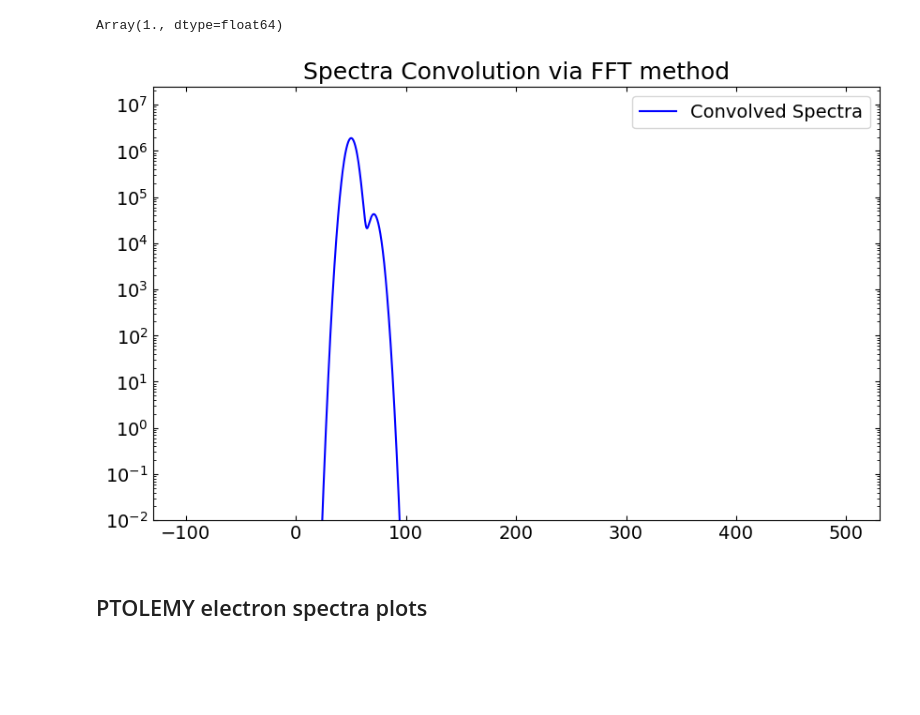
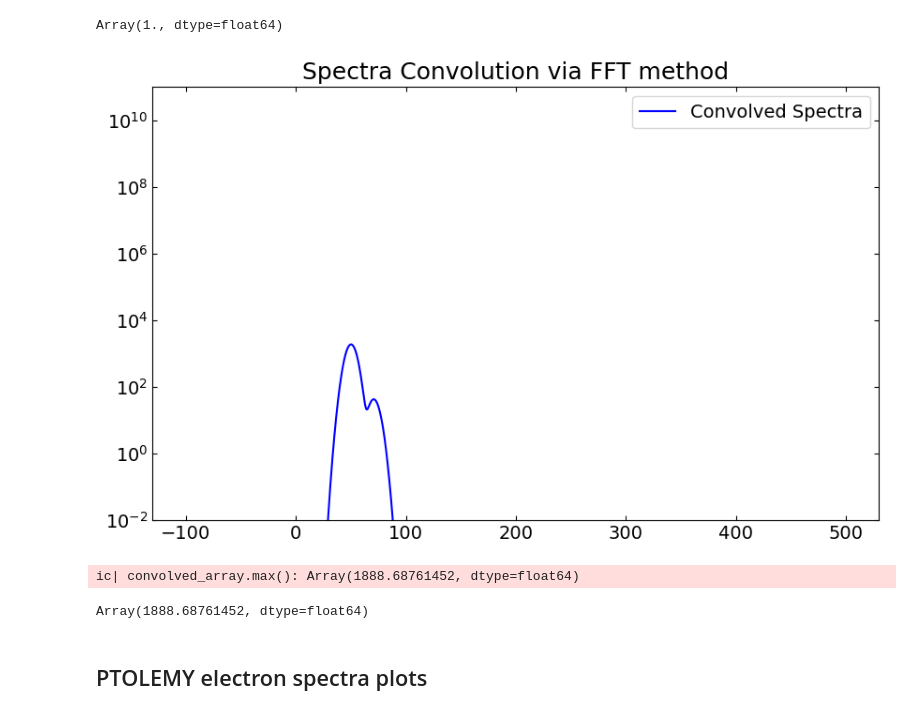
Before and after one commit to Fabian-Zimmer/PTOLEMY_spectra, a Jupyter notebook: project_PTOLEMY_electron_spectra.ipynb, the cells around one changed output. Drawn from its saved outputs; the diff is of its cells as text; code cells hidden in the pictures; blank space fills up the shorter version.

```diff
--- a/project_PTOLEMY_electron_spectra.ipynb
+++ b/project_PTOLEMY_electron_spectra.ipynb
@@ -451,7 +459,7 @@ Events/year (via final function) for m_lightest=100.0 meV:
 # Neutrino parameters
 m_lightest = 50*Params.meV
 ordering = 'NO'
-nu_masses = Physics.neutrino_masses(m_lightest, ordering, Params())
+nu_masses = Physics.neutrino_masses(m_lightest, ordering, Params())*Params.eV
 nature = 1.
 
 # Momentum sampling (resolution) parameters for Fermi-Dirac spectra
@@ -463,10 +471,7 @@ E_FD, spec_FD = Ptolemy.dGamma_CNB_dE_e_FD(
 
 # Gaussian Process and convolution (i.e. fft) routine works better with smaller numbers
 E_FD /= Params.meV
-spec_FD *= (Params.eV*Params.yr)
-
-# Energy_x = E_FD[0,:]/Params.meV
-# Energy_y = spec_FD[0,:]*(Params.eV*Params.yr)
+spec_FD *= (Params.meV*Params.yr)
 
 # Determine energy step needed to resolve smallest peak well enough
 # (this is the one for the highest mass)
@@ -552,18 +557,23 @@ convolved_array = Ptolemy.fourier_convolution(Y_range_total, Gaussian_kernel)
 # %%
 def plot_convolved_spectrum(x_axis, y_axis):
 
     plt.figure(figsize=(10, 6))
     plt.semilogy(x_axis, y_axis, 'b-', label='Convolved Spectra')
     plt.title('Spectra Convolution via FFT method')
     plt.legend()
-    plt.ylim(1e-2,)
+    plt.ylim(1e-2,1e11)
     plt.show()
     # plt.savefig('plot_convolved_spectrum.pdf', bbox_inches='tight')
     plt.close()
 
 plot_convolved_spectrum(X_range, convolved_array)
 # %% [output]
-[figure, old version]
+[figure, new version]
+# %%
+ic(convolved_array.max())
+# %% [output]
+ic| convolved_array.max(): Array(1888.68761452, dtype=float64)
+Array(1888.68761452, dtype=float64)
 # %% [markdown]
 ## PTOLEMY electron spectra plots
 # %%
```
Also changed, not shown: parts of 1 cell of this notebook.
